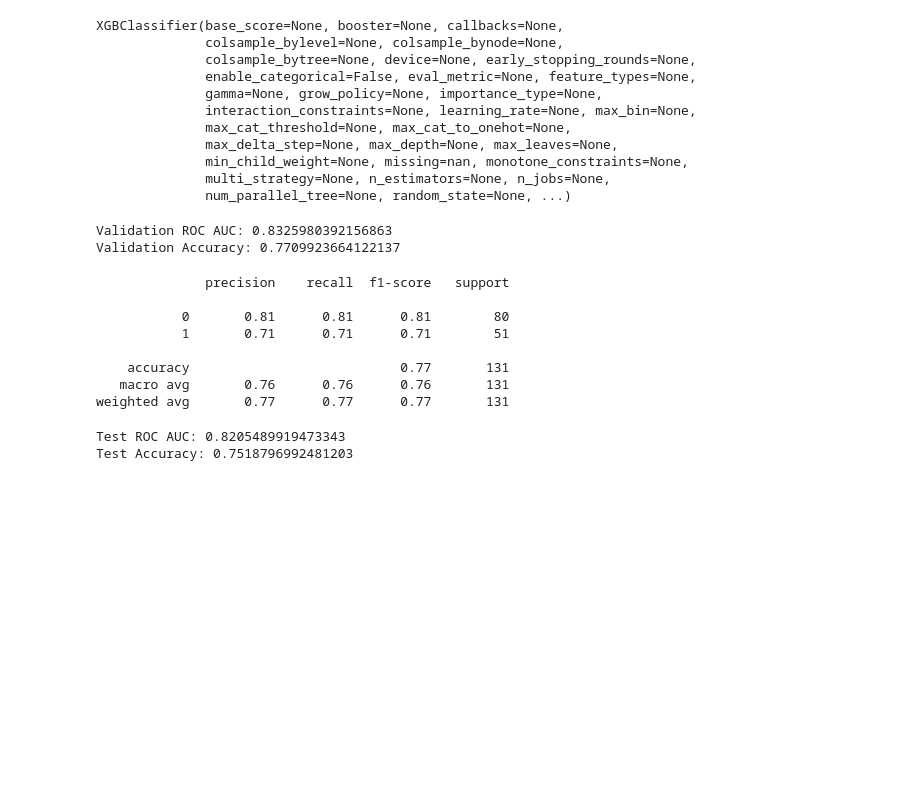
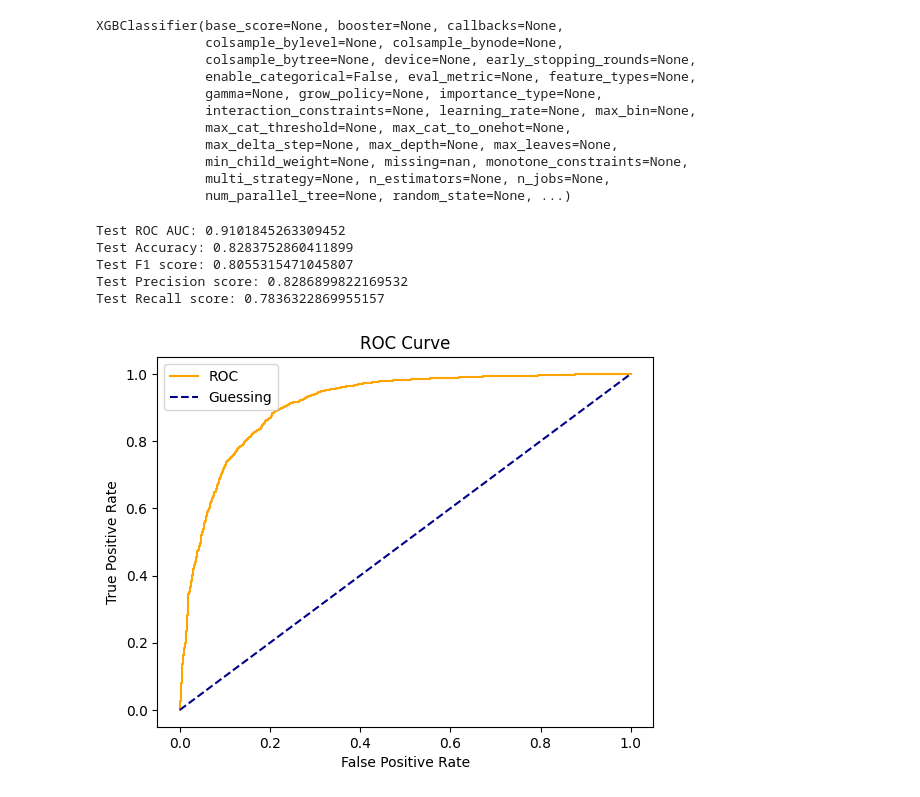
Before and after one commit to adnan-azmat/Expected-Booking-xB, a Jupyter notebook: D-CombineFouls.ipynb, the cells around one changed output. Drawn from its saved outputs; the diff is of its cells as text; code cells hidden in the pictures; blank space fills up the shorter version.

```diff
--- a/D-CombineFouls.ipynb
+++ b/D-CombineFouls.ipynb
@@ -225,9 +154,8 @@ from sklearn.metrics import accuracy_score, roc_auc_score, classification_report
 X = features_with_label_df[['minutes', 'score_difference', 'distance_to_goal', 'angle_to_goal', 'foul_count_player', 'foul_count_team', 'vaep_offensive']]
 y = features_with_label_df['label']
 
-# Split the data into train, validation, and test sets with a 70-10-20 ratio
-X_train, X_temp, y_train, y_temp = train_test_split(X, y, test_size=0.3, random_state=42)
-X_val, X_test, y_val, y_test = train_test_split(X_temp, y_temp, test_size=0.67, random_state=42)
+# Split the data into train and test sets with 20% of the data in the test set.
+X_train, X_test, y_train, y_test = train_test_split(X, y, test_size=0.2, random_state=123)
 # %%
 # Create an XGBoost classifier
 model = XGBClassifier()
@@ -246,40 +174,45 @@ XGBClassifier(base_score=None, booster=None, callbacks=None,
               min_child_weight=None, missing=nan, monotone_constraints=None,
               multi_strategy=None, n_estimators=None, n_jobs=None,
               num_parallel_tree=None, random_state=None, ...)
-# %%
-# Predict probabilities on the validation set
-y_val_pred_prob = model.predict_proba(X_val)[:, 1]
-
-# Evaluate the model using ROC AUC score and accuracy
-roc_auc = roc_auc_score(y_val, y_val_pred_prob)
-accuracy = accuracy_score(y_val, (y_val_pred_prob > 0.5).astype(int))
-
-print(f'Validation ROC AUC: {roc_auc}')
-print(f'Validation Accuracy: {accuracy}')
-# %% [output]
-Validation ROC AUC: 0.8325980392156863
-Validation Accuracy: 0.7709923664122137
-# %%
-print(classification_report(y_val, (y_val_pred_prob > 0.5).astype(int)))
-# %% [output]
-              precision    recall  f1-score   support
-
-           0       0.81      0.81      0.81        80
-           1       0.71      0.71      0.71        51
-
-    accuracy                           0.77       131
-   macro avg       0.76      0.76      0.76       131
-weighted avg       0.77      0.77      0.77       131
 # %%
 # Make predictions on the test set
 y_test_pred_prob = model.predict_proba(X_test)[:, 1]
 
 # Evaluate the model on the test set using ROC AUC score and accuracy
 roc_auc_test = roc_auc_score(y_test, y_test_pred_prob)
-accuracy_test = accuracy_score(y_test, (y_test_pred_prob > 0.5).astype(int))
+accuracy_test = accuracy_score(y_test, (y_test_pred_prob > 0.6).astype(int))
 
 print(f'Test ROC AUC: {roc_auc_test}')
 print(f'Test Accuracy: {accuracy_test}')
+
+f1score = f1_score(y_test, y_test_pred_prob > 0.6)
+print(f'Test F1 score: {f1score}')
+
+precision = precision_score(y_test, y_test_pred_prob > 0.6)
+print(f'Test Precision score: {precision}')
+
+recall = recall_score(y_test, y_test_pred_prob > 0.6)
+print(f'Test Recall score: {recall}')
 # %% [output]
-Test ROC AUC: 0.8205489919473343
-Test Accuracy: 0.7518796992481203
+Test ROC AUC: 0.9101845263309452
+Test Accuracy: 0.8283752860411899
+Test F1 score: 0.8055315471045807
+Test Precision score: 0.8286899822169532
+Test Recall score: 0.7836322869955157
+# %%
+# draw ROC curve
+from sklearn.metrics import roc_curve
+import matplotlib.pyplot as plt
+%matplotlib inline
+
+# Plot roc auc curve
+fpr, tpr, thresholds = roc_curve(y_test, y_test_pred_prob)
+plt.plot(fpr, tpr, color='orange', label='ROC')
+plt.plot([0, 1], [0, 1], color='darkblue', linestyle='--', label='Guessing')
+plt.xlabel('False Positive Rate')
+plt.ylabel('True Positive Rate')
+plt.title('ROC Curve')
+plt.legend()
+plt.show()
+# %% [output]
+[figure, added]
```
Also changed, not shown: parts of 21 cells of this notebook, 12 other files.
